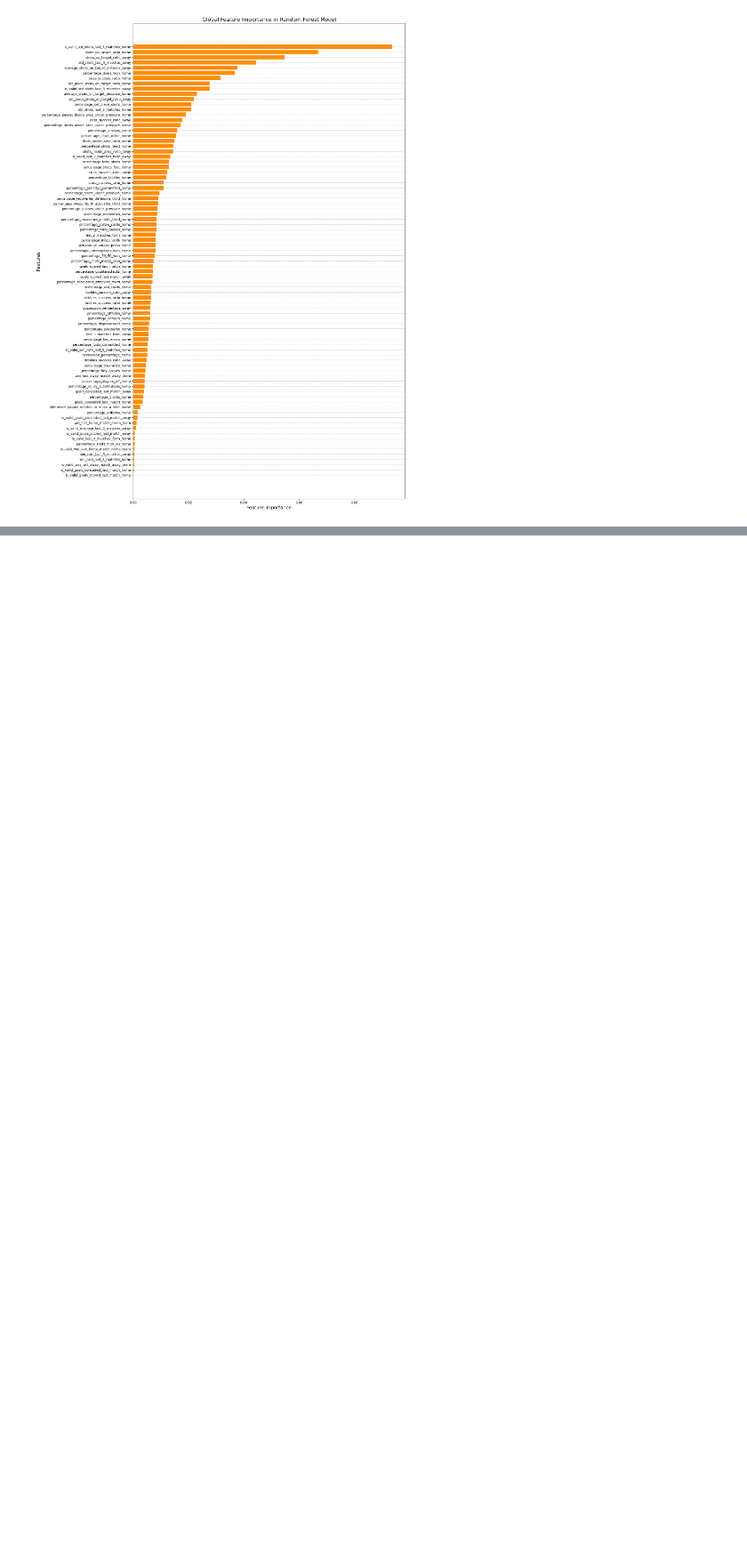
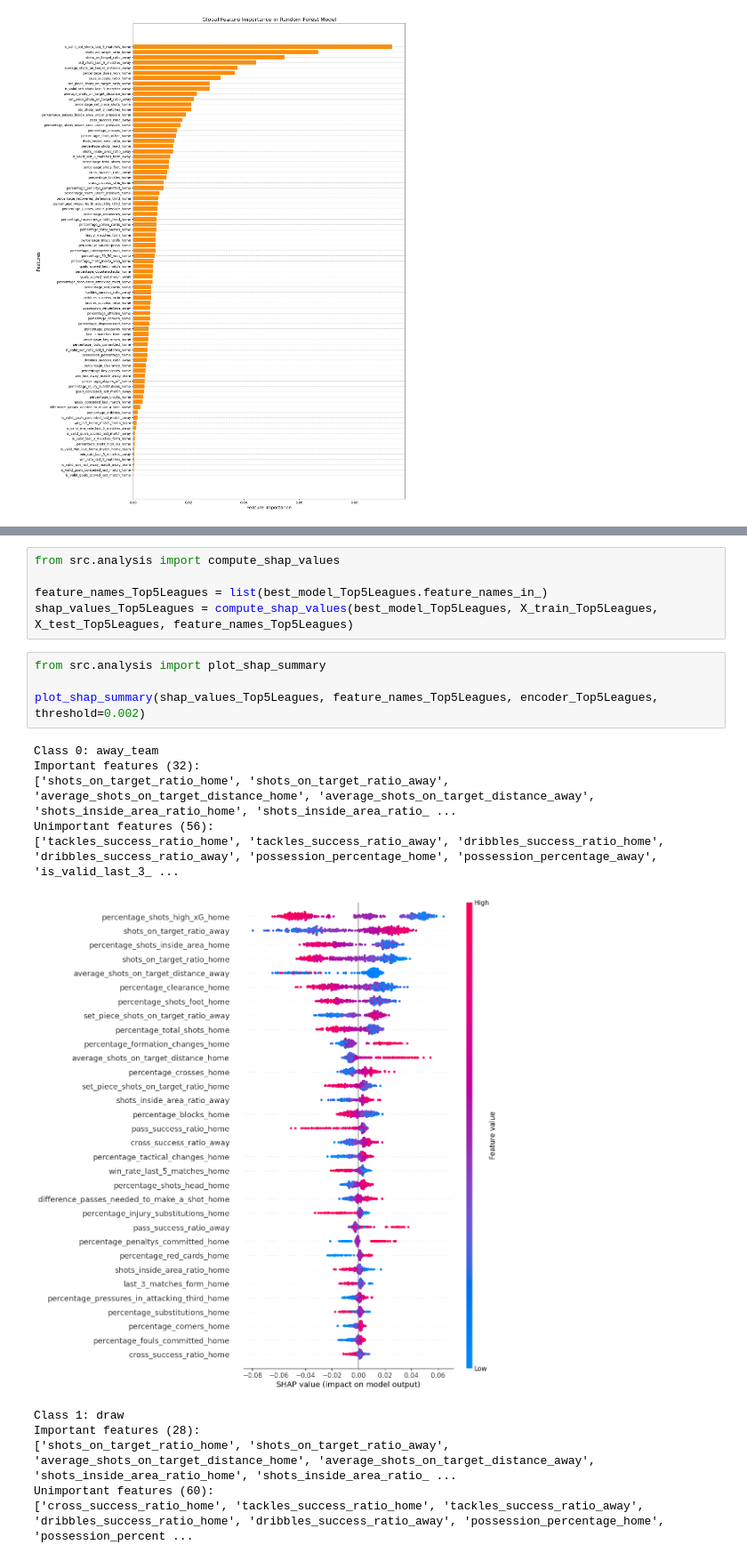
Before and after one commit to Jaime-Linares/DataAnalysis-FootySage, a Jupyter notebook: 2_analysis_Top5Leagues.ipynb, the cells around one changed output, grey strips where cells are left out. Shown at 89% size. Cells and saved outputs as stored; diff of their text form; blank space fills up the shorter version.

Commit message:
[feat] first part of local analysis of "Top 5 leagues"

```diff
--- a/2_analysis_Top5Leagues.ipynb
+++ b/2_analysis_Top5Leagues.ipynb
@@ -107,0 +124,21 @@ En conclusión, en el análisis conjunto de las grandes ligas europeas, el rendi
+# %%
+from src.analysis import compute_shap_values
+
+feature_names_Top5Leagues = list(best_model_Top5Leagues.feature_names_in_)
+shap_values_Top5Leagues = compute_shap_values(best_model_Top5Leagues, X_train_Top5Leagues, X_test_Top5Leagues, feature_names_Top5Leagues)
+# %%
+from src.analysis import plot_shap_summary
+
+plot_shap_summary(shap_values_Top5Leagues, feature_names_Top5Leagues, encoder_Top5Leagues, threshold=0.002)
+# %% [output]
+Class 0: away_team
+Important features (32):
+['shots_on_target_ratio_home', 'shots_on_target_ratio_away', 'average_shots_on_target_distance_home', 'average_shots_on_target_distance_away', 'shots_inside_area_ratio_home', 'shots_inside_area_ratio_ ...
+Unimportant features (56):
+['tackles_success_ratio_home', 'tackles_success_ratio_away', 'dribbles_success_ratio_home', 'dribbles_success_ratio_away', 'possession_percentage_home', 'possession_percentage_away', 'is_valid_last_3_ ...
+[figure, added]
+Class 1: draw
+Important features (28):
+['shots_on_target_ratio_home', 'shots_on_target_ratio_away', 'average_shots_on_target_distance_home', 'average_shots_on_target_distance_away', 'shots_inside_area_ratio_home', 'shots_inside_area_ratio_ ...
+Unimportant features (60):
+['cross_success_ratio_home', 'tackles_success_ratio_home', 'tackles_success_ratio_away', 'dribbles_success_ratio_home', 'dribbles_success_ratio_away', 'possession_percentage_home', 'possession_percent ...
```
Also changed, not shown: parts of 5 cells of this notebook.
